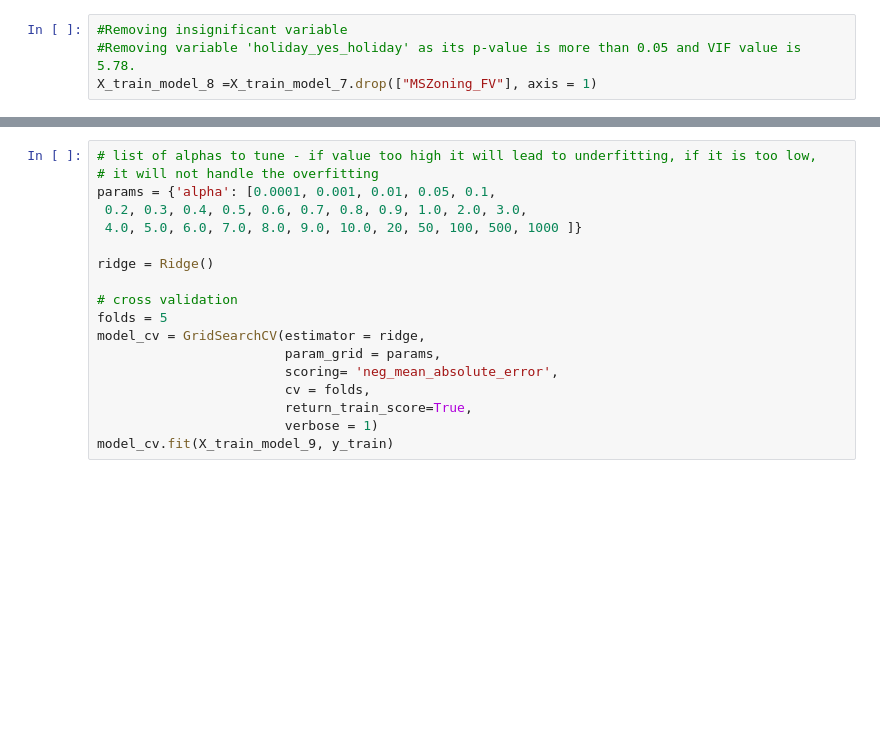
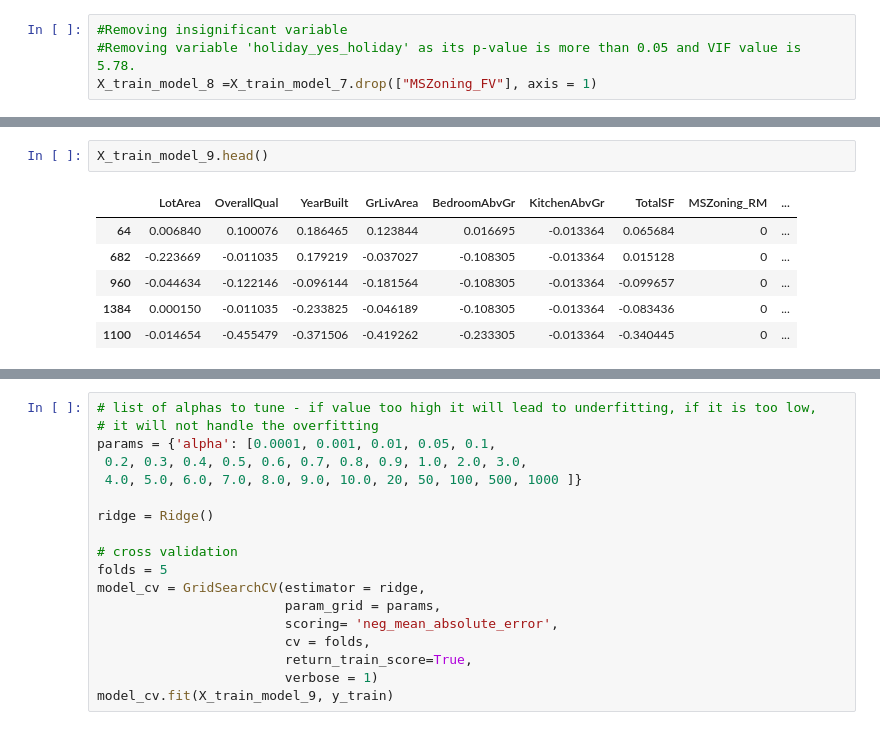
Before and after one commit to CharlieThomasCTG/HousePriceModel, a Jupyter notebook: LinearRegress_Proj.ipynb, the cells around one changed output, grey strips where cells are left out. Saved outputs shown, nothing was run; the diff lists cells and outputs as text; blank space fills up the shorter version.

```diff
--- a/LinearRegress_Proj.ipynb
+++ b/LinearRegress_Proj.ipynb
@@ -1055,0 +1055,9 @@ We will drop faeture humidity and build new model
+# %%
+X_train_model_9.head()
+# %% [output]
+|  | LotArea | OverallQual | YearBuilt | GrLivArea | BedroomAbvGr | KitchenAbvGr | TotalSF | MSZoning_RM | ... |
+| 64 | 0.006840 | 0.100076 | 0.186465 | 0.123844 | 0.016695 | -0.013364 | 0.065684 | 0 | ... |
+| 682 | -0.223669 | -0.011035 | 0.179219 | -0.037027 | -0.108305 | -0.013364 | 0.015128 | 0 | ... |
+| 960 | -0.044634 | -0.122146 | -0.096144 | -0.181564 | -0.108305 | -0.013364 | -0.099657 | 0 | ... |
+| 1384 | 0.000150 | -0.011035 | -0.233825 | -0.046189 | -0.108305 | -0.013364 | -0.083436 | 0 | ... |
+| 1100 | -0.014654 | -0.455479 | -0.371506 | -0.419262 | -0.233305 | -0.013364 | -0.340445 | 0 | ... |
```
Also changed, not shown: parts of 21 cells of this notebook.
